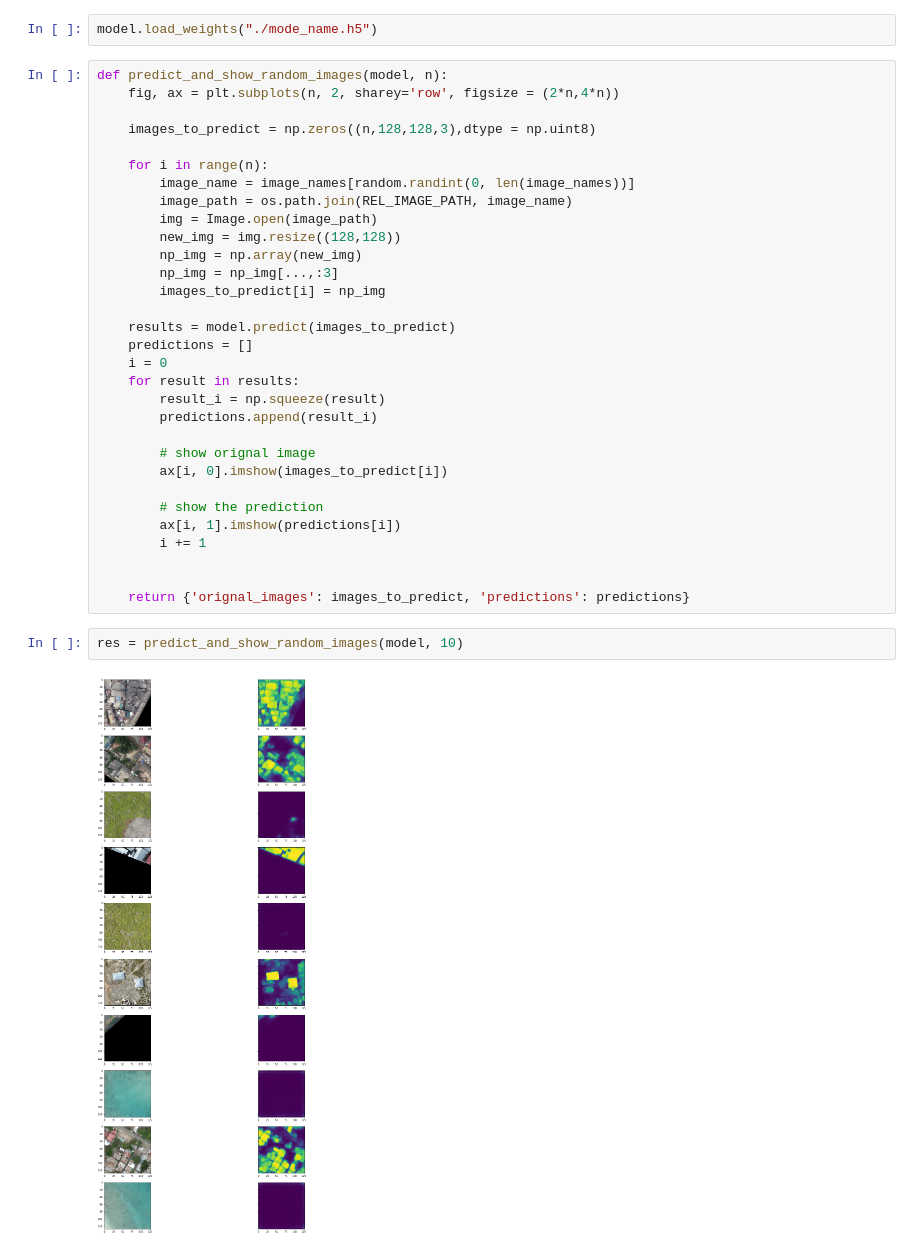
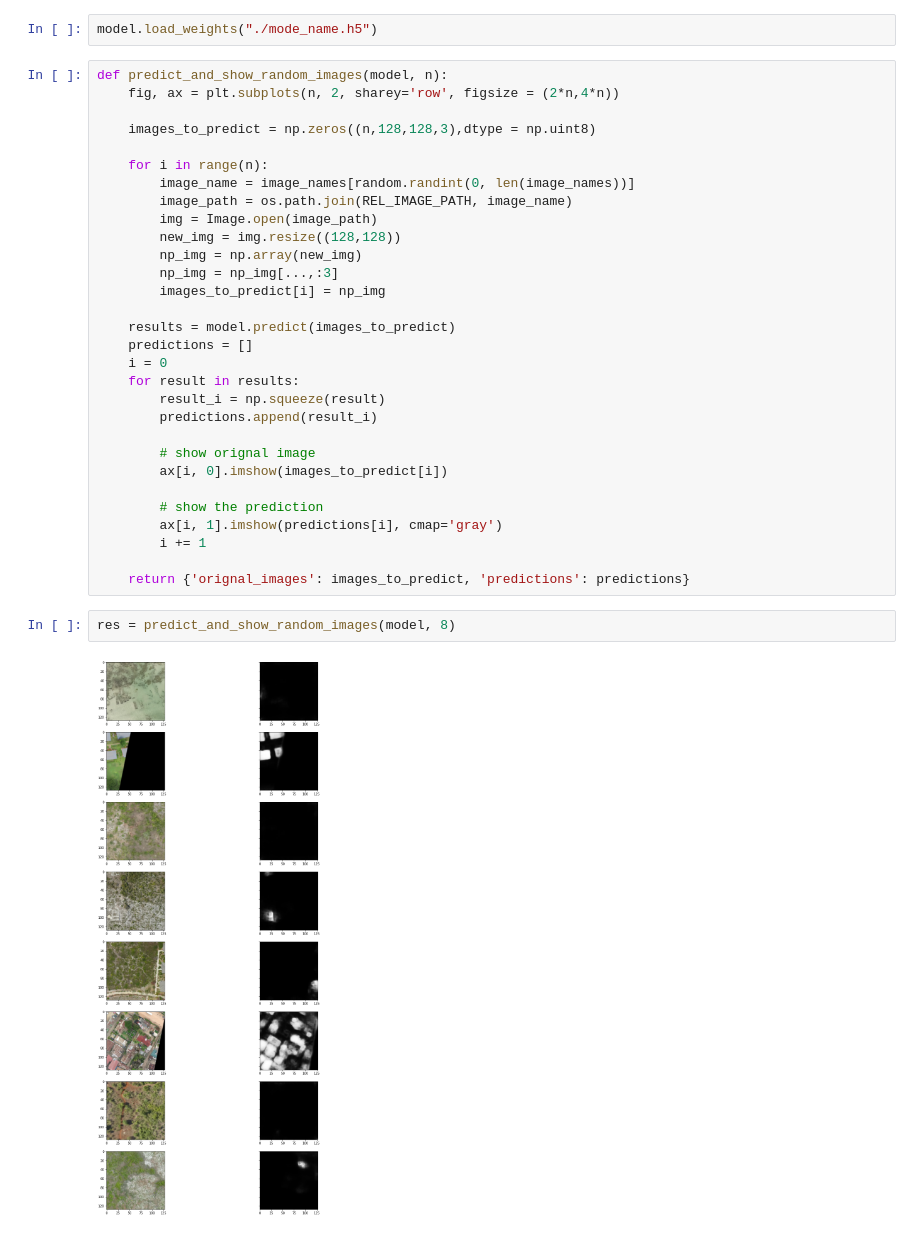
Before and after one commit to karunparashar/Segmenting-Buildings-for-Disaster-Resilience--Open-Cities-AI-, a Jupyter notebook: Predictor.ipynb, the cells around one changed output. Drawn from its saved outputs; the diff is of its cells as text.

```diff
--- a/Predictor.ipynb
+++ b/Predictor.ipynb
@@ -101,12 +109,11 @@ def predict_and_show_random_images(model, n):
         ax[i, 0].imshow(images_to_predict[i])
 
         # show the prediction
-        ax[i, 1].imshow(predictions[i])
+        ax[i, 1].imshow(predictions[i], cmap='gray')
         i += 1
 
-
     return {'orignal_images': images_to_predict, 'predictions': predictions}
 # %%
-res = predict_and_show_random_images(model, 10)
+res = predict_and_show_random_images(model, 8)
 # %% [output]
-[figure, old version]
+[figure, new version]
```
Also changed, not shown: parts of 16 cells of this notebook, 8 other files.
